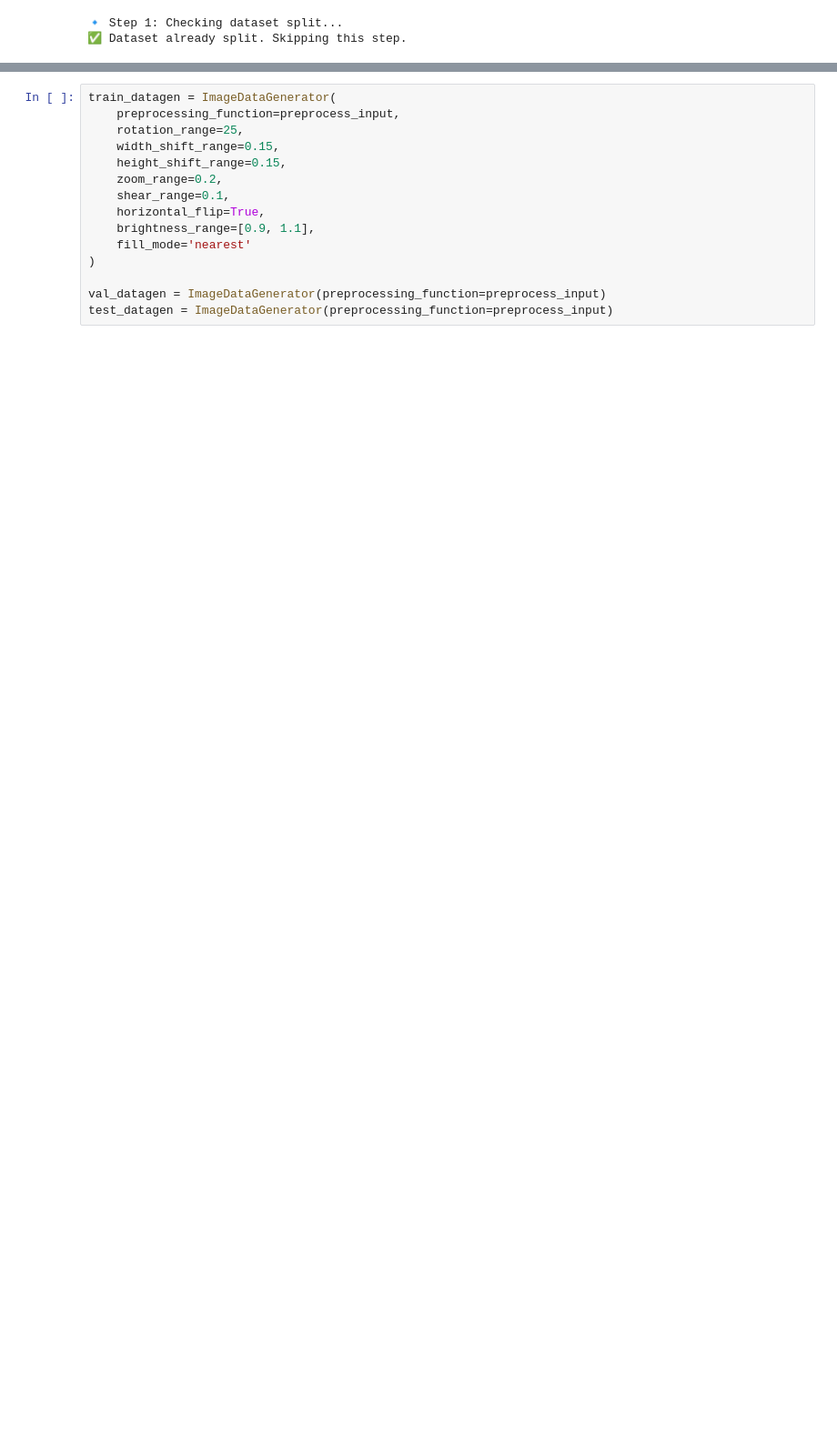
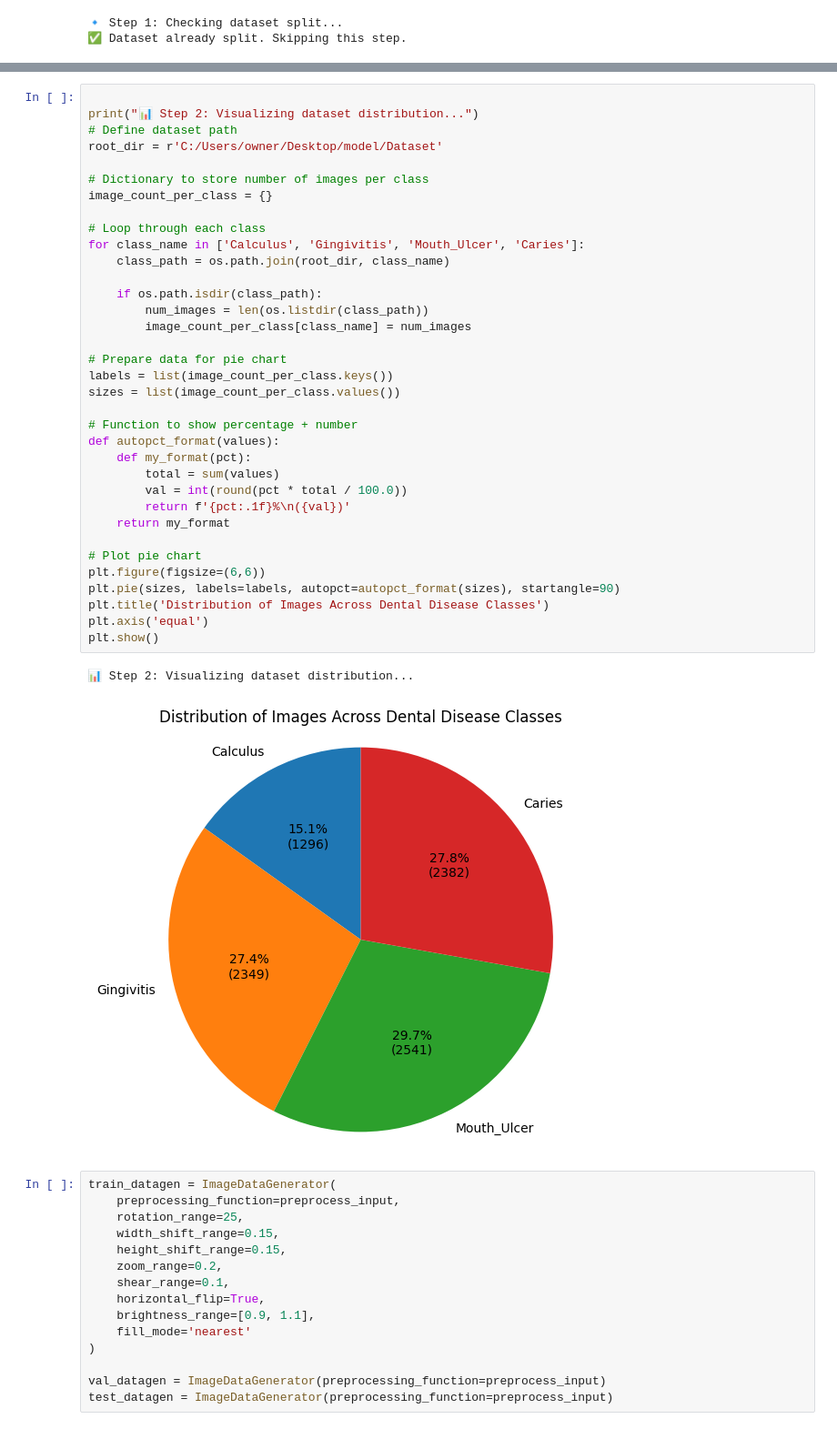
Before and after one commit to tokaahmed345/Dental-Disease-Classification-Model, a Jupyter notebook: MobileNetV2 (1).ipynb, the cells around one changed output, grey strips where cells are left out. Shown at 91% size. Saved outputs shown, nothing was run; the diff lists cells and outputs as text; blank space fills up the shorter version.

```diff
--- a/MobileNetV2 (1).ipynb
+++ b/MobileNetV2 (1).ipynb
@@ -64,3 +99,41 @@ else:
+# %%
+
+print("📊 Step 2: Visualizing dataset distribution...")
+# Define dataset path
+root_dir = r'C:/Users/owner/Desktop/model/Dataset'
+
+# Dictionary to store number of images per class
+image_count_per_class = {}
+
+# Loop through each class
+for class_name in ['Calculus', 'Gingivitis', 'Mouth_Ulcer', 'Caries']:
+    class_path = os.path.join(root_dir, class_name)
+
+    if os.path.isdir(class_path):
+        num_images = len(os.listdir(class_path))
+        image_count_per_class[class_name] = num_images
+
+# Prepare data for pie chart
+labels = list(image_count_per_class.keys())
+sizes = list(image_count_per_class.values())
+
+# Function to show percentage + number
+def autopct_format(values):
+    def my_format(pct):
+        total = sum(values)
+        val = int(round(pct * total / 100.0))
+        return f'{pct:.1f}%\n({val})'
+    return my_format
+
+# Plot pie chart
+plt.figure(figsize=(6,6))
+plt.pie(sizes, labels=labels, autopct=autopct_format(sizes), startangle=90)
+plt.title('Distribution of Images Across Dental Disease Classes')
+plt.axis('equal')
+plt.show()
+# %% [output]
+📊 Step 2: Visualizing dataset distribution...
+[figure, added]
 # %%
 train_datagen = ImageDataGenerator(
     preprocessing_function=preprocess_input,
```
Also changed, not shown: parts of 2 cells of this notebook, 1 other file.
